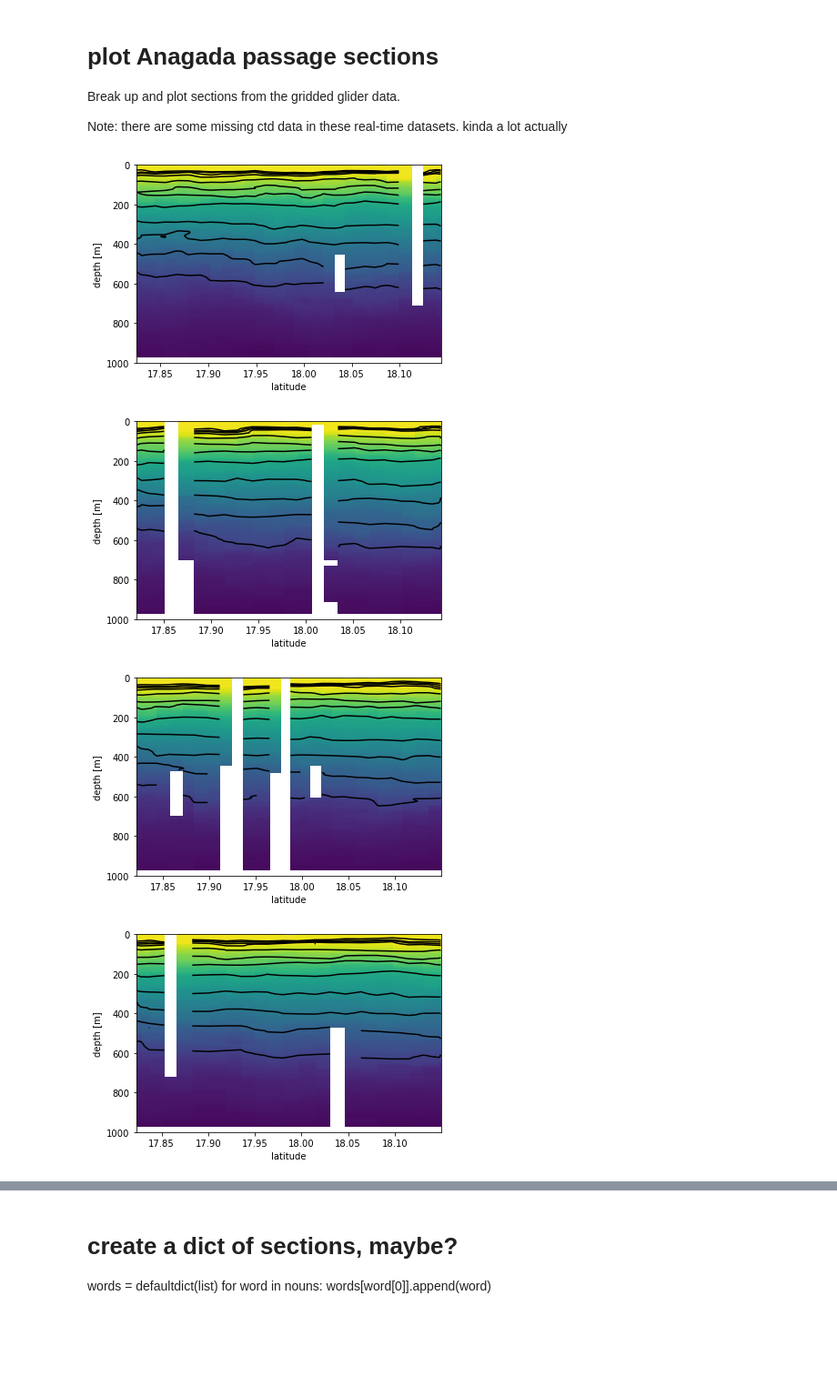
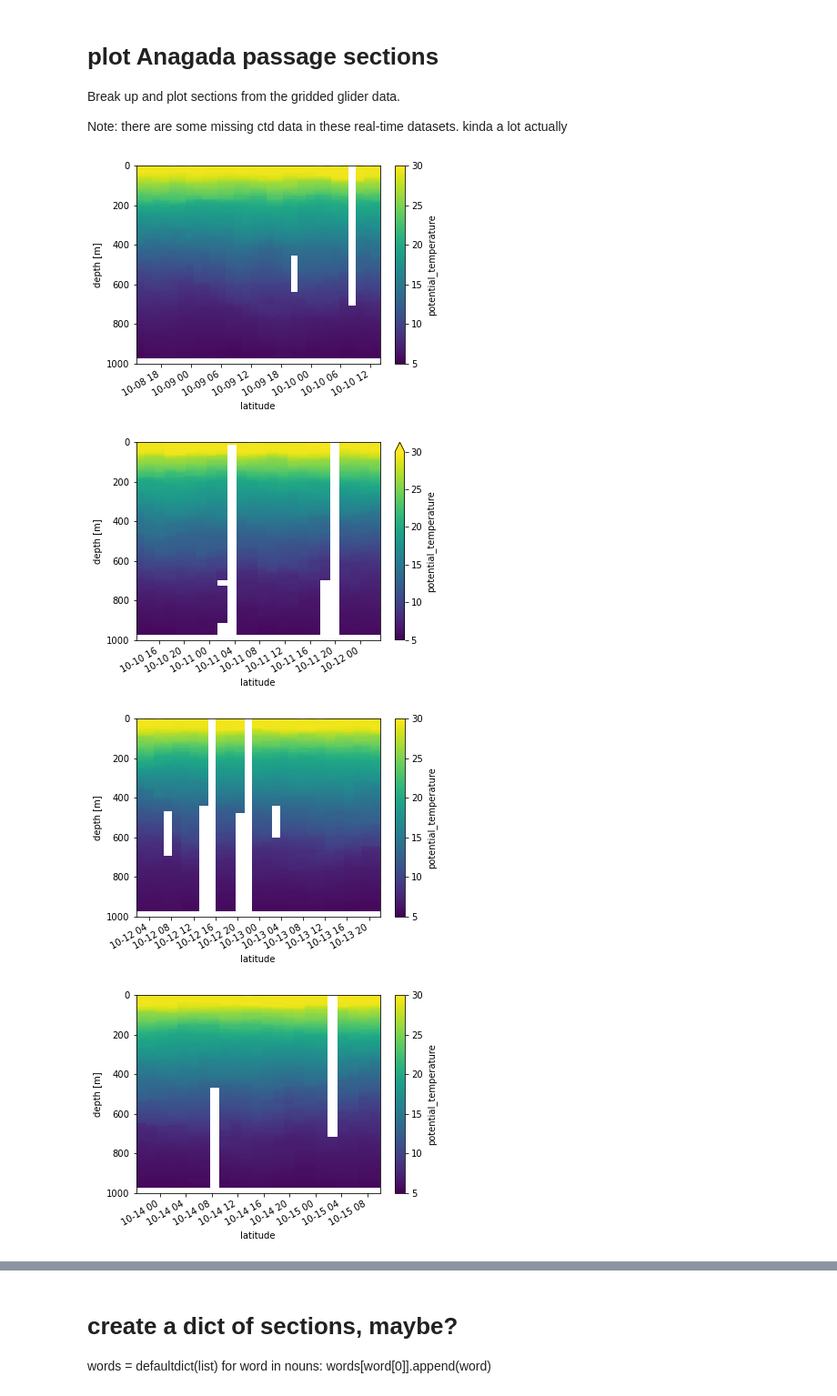
Before and after one commit to rucool/IOO_masters2020, a Jupyter notebook: anagada_sections_gridded.ipynb, the cells around one changed output, grey strips where cells are left out. Shown: that part at 91% size. Drawn from its saved outputs; the diff is of its cells as text; code cells hidden in the pictures; blank space fills up the shorter version.

```diff
--- a/anagada_sections_gridded.ipynb
+++ b/anagada_sections_gridded.ipynb
@@ -81,30 +82,33 @@ Note: there are some missing ctd data in these real-time datasets. kinda a lot a
 # %%
 # I haven't worked to ID the first sectons well
 # just going to plot the ones where the ID works well for now
 good_section_id = sections[6:]
 
 for counter, value in enumerate(good_section_id):
 
     # get just this section
     if counter < len(good_section_id)-1:
         sec = ru29.sel( date = slice(ru29.date[ good_section_id[counter] ],
                                     ru29.date[ good_section_id[counter+1] ]))
 
     else: #if your at the last one, just slice to the end
         sec = ru29.sel( date = slice(ru29.date[ good_section_id[counter] ],
                                     ru29.date[-1 ]))
 
 
     plt.figure()
-    plt.pcolormesh( sec.lat, sec.depth, sec.potential_temperature, vmin=5, vmax=30)
-    plt.contour( sec.lat, sec.depth, sec.salinity, colors='k')
-#     sec.potential_temperature.plot(vmin=5, vmax=30)
+#     plt.pcolormesh( sec.lat, sec.depth, sec.potential_temperature, vmin=5, vmax=30)
+#     plt.contour( sec.lat, sec.depth, sec.salinity, colors='k')
+
+#     plt.pcolormesh( sec.date, sec.depth, sec.potential_temperature, vmin=5, vmax=30)
+#     plt.contour( sec.date, sec.depth, sec.salinity, colors='k')
+    sec.potential_temperature.plot(vmin=5, vmax=30)
 #     plt.colorbar()
     plt.ylim([1000, 0])
     plt.ylabel('depth [m]')
     plt.xlabel('latitude')
 # %% [output]
-[figure, old version]
+[figure, new version]
-[figure, old version]
+[figure, new version]
-[figure, old version]
+[figure, new version]
-[figure, old version]
+[figure, new version]
```
Also changed, not shown: parts of 7 cells of this notebook, 10 other files.
